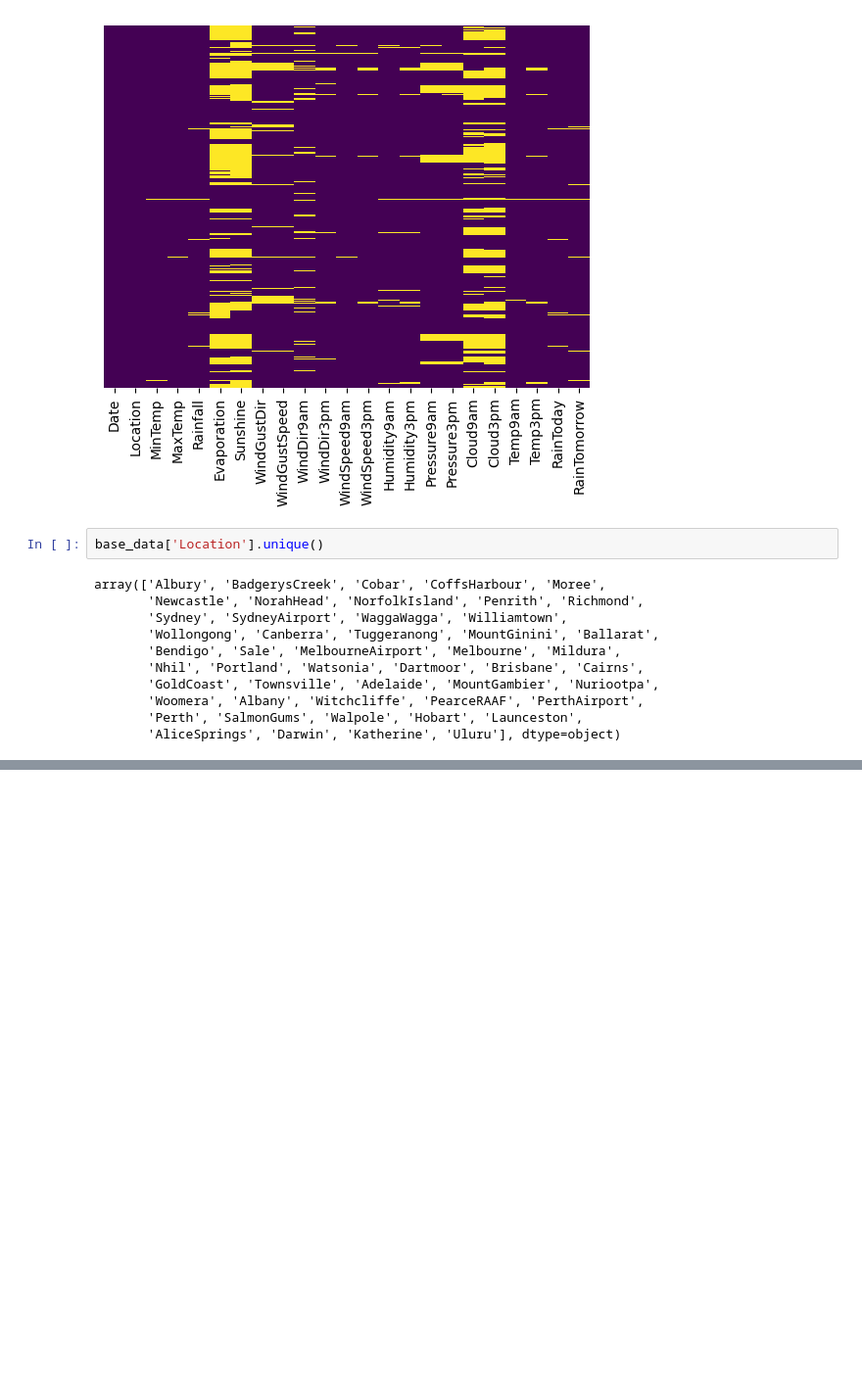
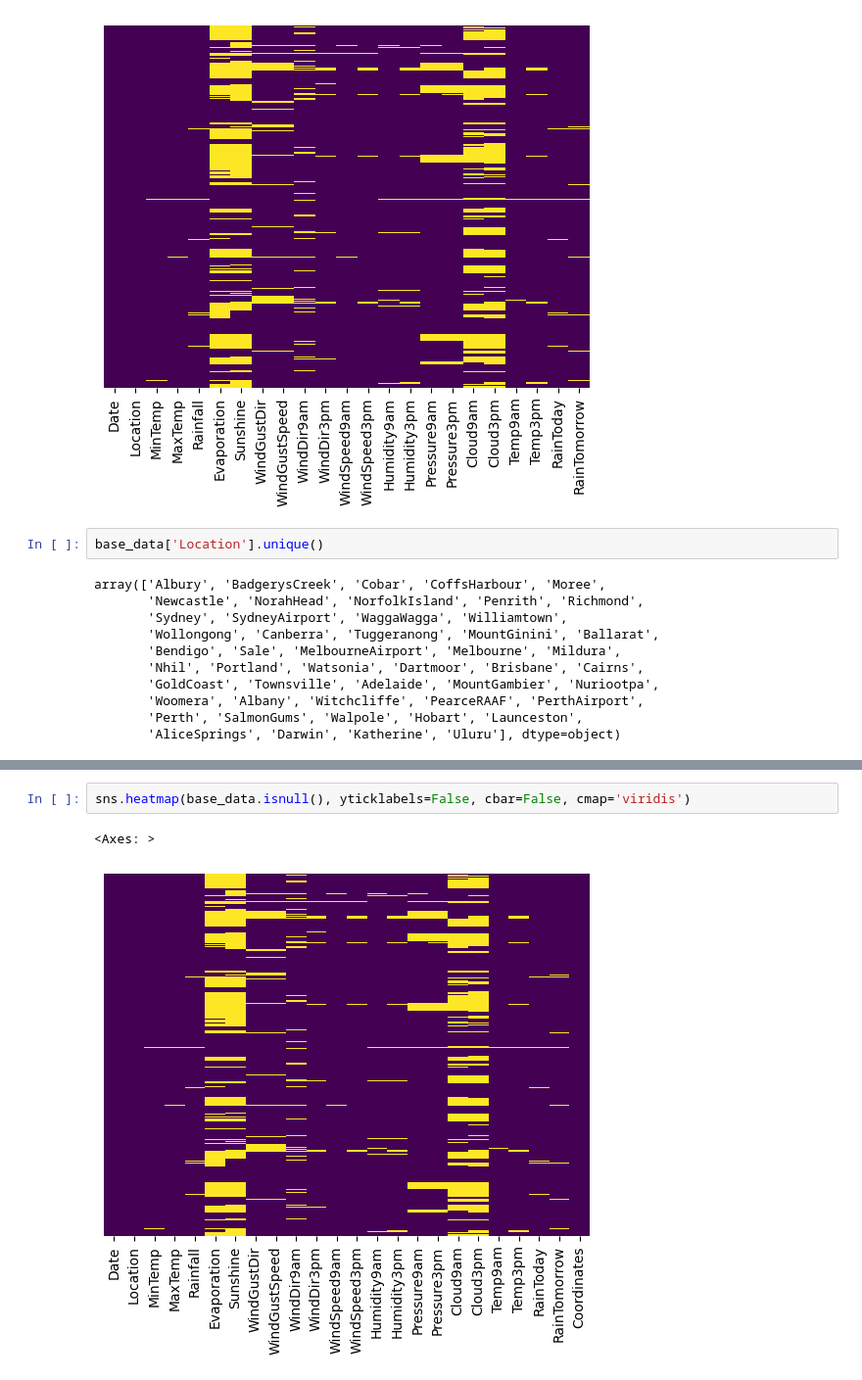
Before and after one commit to ClipLee/SUML_GR1_TMWT, a Jupyter notebook: data_prep.ipynb, the cells around one changed output, grey strips where cells are left out. Shown at 98% size. Drawn from its saved outputs; the diff is of its cells as text; blank space fills up the shorter version.

Commit message:
Finalise data cleaning

```diff
--- a/data_prep.ipynb
+++ b/data_prep.ipynb
@@ -188,0 +207,5 @@ print(base_data)
+# %%
+sns.heatmap(base_data.isnull(), yticklabels=False, cbar=False, cmap='viridis')
+# %% [output]
+<Axes: >
+[figure, added]
```
Also changed, not shown: parts of 3 cells of this notebook.
